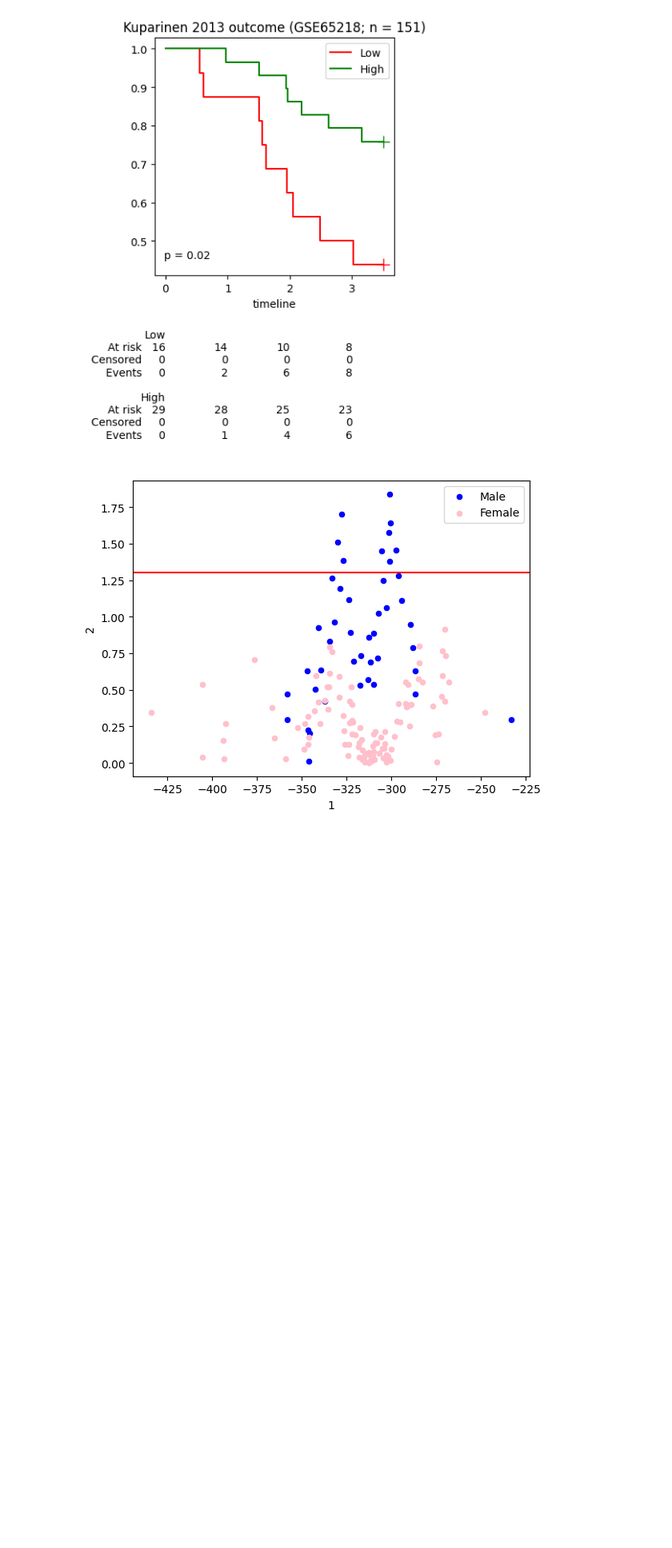
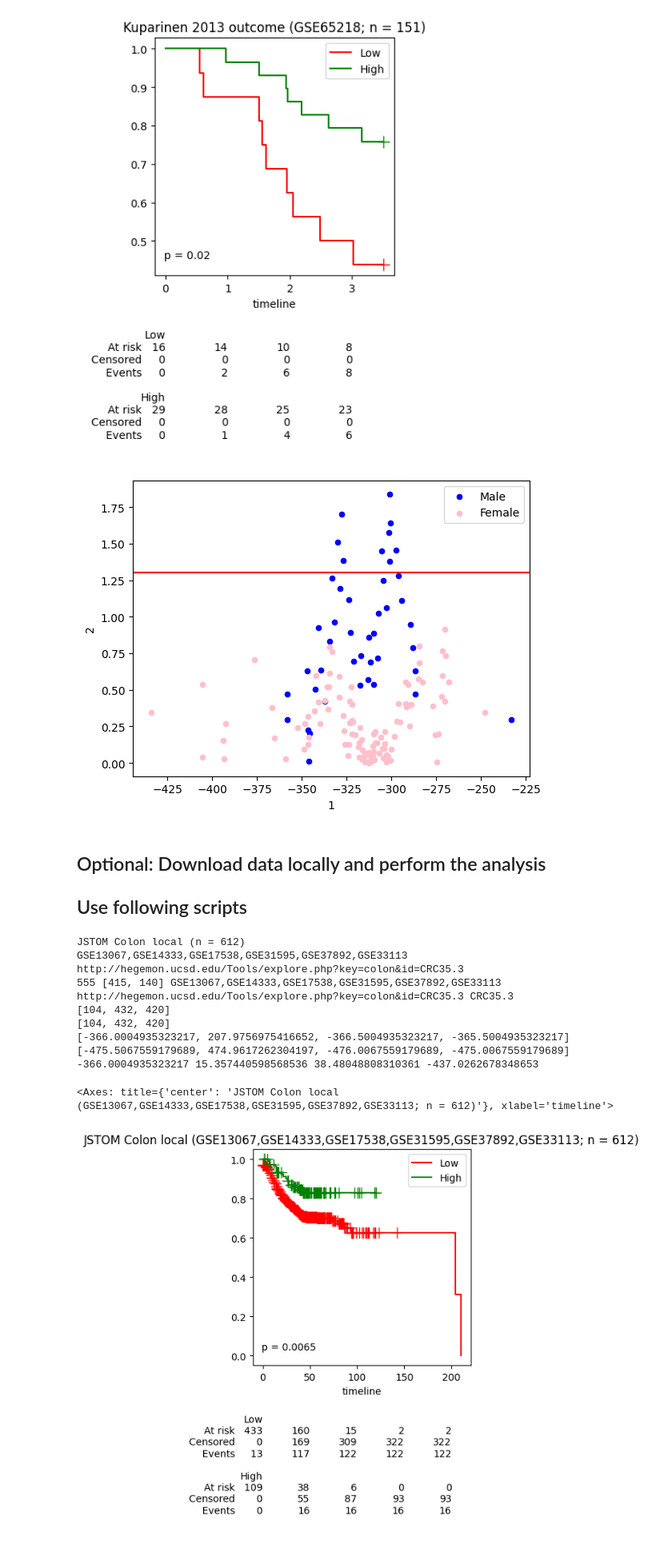
Before and after one commit to sahoo00/BoNE, a Jupyter notebook: SMaRT/Figure4.ipynb, the cells around one changed output. Shown at 80% size. Cells and saved outputs as stored; diff of their text form; code cells hidden in the pictures; blank space fills up the shorter version.

Commit message:
Data Download and local operation

```diff
--- a/SMaRT/Figure4.ipynb
+++ b/SMaRT/Figure4.ipynb
@@ -336,3 +336,6 @@ GSE65218 MACV120.2
  <Axes: xlabel='1', ylabel='2'>)
 [figure]
 [figure]
+# %% [markdown]
+## Optional: Download data locally and perform the analysis
+## Use following scripts
@@ -338,0 +344,26 @@ GSE65218 MACV120.2
+# %%
+# IMPORT STATEMENTS
+import sys
+sys.path.append("/booleanfs2/sahoo/Hegemon/")
+sys.path = ["/booleanfs2/sahoo/BoNE/"] + sys.path
+
+import matplotlib
+matplotlib.rcParams['pdf.fonttype'] = 42
+matplotlib.rcParams['ps.fonttype'] = 42
+
+try:
+    reload  # Python 2.7
+except NameError:
+    try:
+        from importlib import reload  # Python 3.4+
+    except ImportError:
+        from imp import reload  # Python 3.0 - 3.3
+
+import SMaRT.MacUtils as mut
+reload(mut)
+import bone
+reload(bone)
+pd = bone.pd
+np = bone.np
+re = bone.re
+hu = bone.hu
@@ -338,0 +633,13 @@ GSE65218 MACV120.2
+# %%
+figure4a()
+# %% [output]
+JSTOM Colon local (n = 612)
+GSE13067,GSE14333,GSE17538,GSE31595,GSE37892,GSE33113 http://hegemon.ucsd.edu/Tools/explore.php?key=colon&id=CRC35.3
+555 [415, 140] GSE13067,GSE14333,GSE17538,GSE31595,GSE37892,GSE33113 http://hegemon.ucsd.edu/Tools/explore.php?key=colon&id=CRC35.3 CRC35.3
+[104, 432, 420]
+[104, 432, 420]
+[-366.0004935323217, 207.9756975416652, -366.5004935323217, -365.5004935323217]
+[-475.5067559179689, 474.9617262304197, -476.0067559179689, -475.0067559179689]
+-366.0004935323217 15.357440598568536 38.48048808310361 -437.0262678348653
+<Axes: title={'center': 'JSTOM Colon local (GSE13067,GSE14333,GSE17538,GSE31595,GSE37892,GSE33113; n = 612)'}, xlabel='timeline'>
+[figure, added]
```
Also changed, not shown: parts of 8 cells of this notebook, 2 other files.
